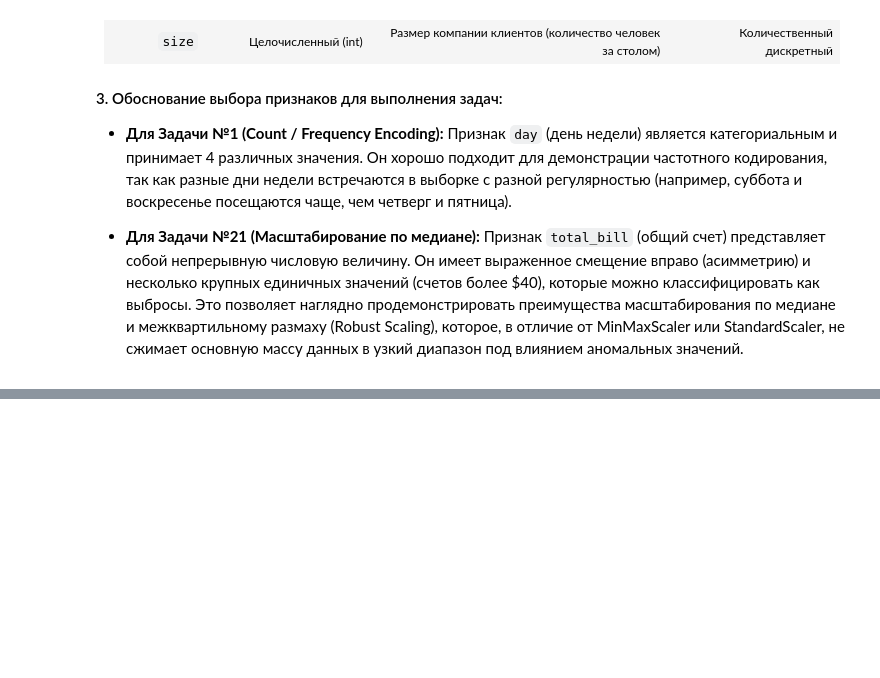
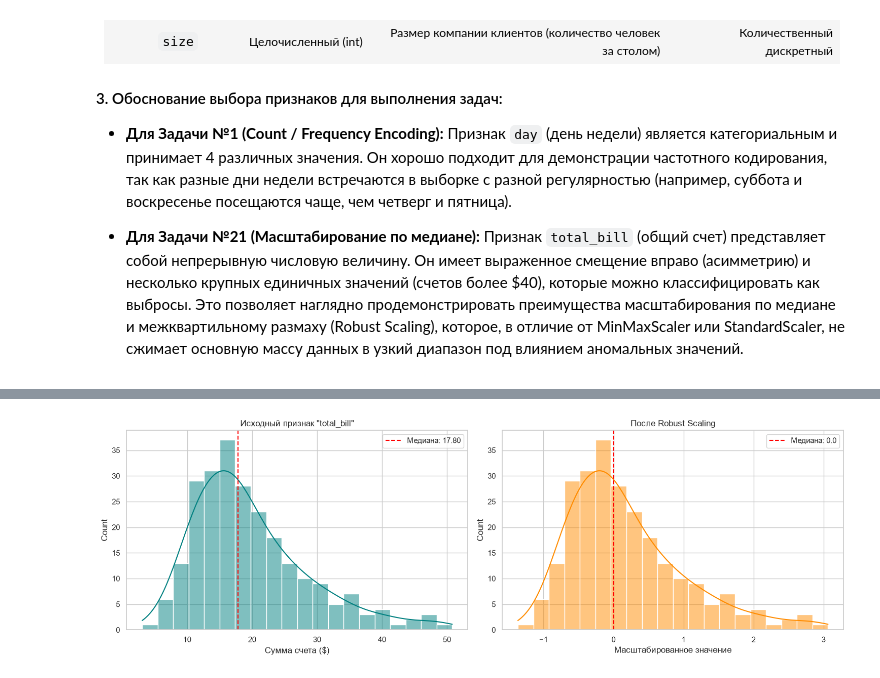
Before and after one commit to PavelBumagin/mmo, a Jupyter notebook: rk1/rk1.ipynb, the cells around one changed output, grey strips where cells are left out. Drawn from its saved outputs; the diff is of its cells as text; code cells hidden in the pictures; blank space fills up the shorter version.

```diff
--- a/rk1/rk1.ipynb
+++ b/rk1/rk1.ipynb
@@ -76,0 +153,25 @@ Matplotlib is building the font cache; this may take a moment.
+# %%
+# Ручной расчет масштабирования по медиане
+median_val = df['total_bill'].median()
+q25 = df['total_bill'].quantile(0.25)
+q75 = df['total_bill'].quantile(0.75)
+iqr_val = q75 - q25
+
+df['total_bill_scaled_manual'] = (df['total_bill'] - median_val) / iqr_val
+
+# Использование RobustScaler из scikit-learn
+scaler = RobustScaler()
+df['total_bill_scaled_sklearn'] = scaler.fit_transform(df[['total_bill']])
+
+print(f"Статистики признака 'total_bill':")
+print(f"  Медиана: {median_val:.3f}")
+print(f"  Q1 (25%): {q25:.3f}")
+print(f"  Q3 (75%): {q75:.3f}")
+print(f"  IQR (межквартильный размах): {iqr_val:.3f}")
+
+print("\nСравнение ручного расчета и RobustScaler (первые 5 строк):")
+print(df[['total_bill', 'total_bill_scaled_manual', 'total_bill_scaled_sklearn']].head())
+
+print("\nОписательная статистика до и после масштабирования:")
+stats_comparison = df[['total_bill', 'total_bill_scaled_sklearn']].describe()
+print(stats_comparison.loc[['mean', 'std', 'min', '50%', 'max']])
@@ -76,0 +199,21 @@ Matplotlib is building the font cache; this may take a moment.
+# %%
+fig, axes = plt.subplots(1, 2, figsize=(15, 5))
+
+# Исходный признак
+sns.histplot(df['total_bill'], bins=20, kde=True, ax=axes[0], color='teal')
+axes[0].set_title('Исходный признак "total_bill"')
+axes[0].set_xlabel('Сумма счета ($)')
+axes[0].axvline(median_val, color='red', linestyle='--', label=f'Медиана: {median_val:.2f}')
+axes[0].legend()
+
+# После RobustScaler
+sns.histplot(df['total_bill_scaled_sklearn'], bins=20, kde=True, ax=axes[1], color='darkorange')
+axes[1].set_title('После Robust Scaling')
+axes[1].set_xlabel('Масштабированное значение')
+axes[1].axvline(0.0, color='red', linestyle='--', label='Медиана: 0.0')
+axes[1].legend()
+
+plt.tight_layout()
+plt.show()
+# %% [output]
+[figure, added]
```
Also changed, not shown: parts of 9 cells of this notebook, 2 other files.
